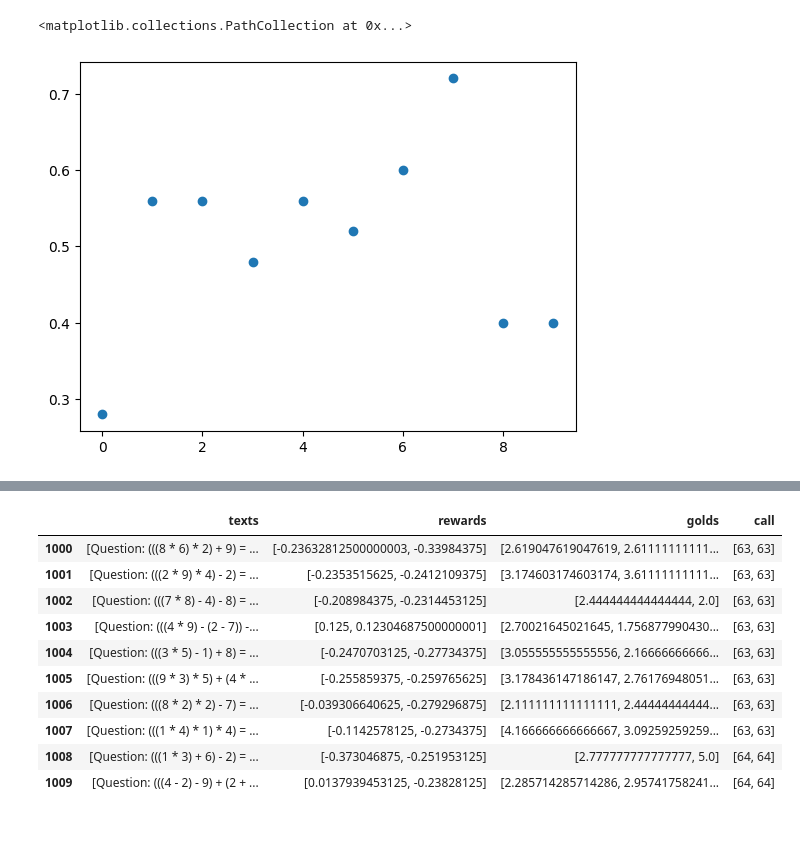
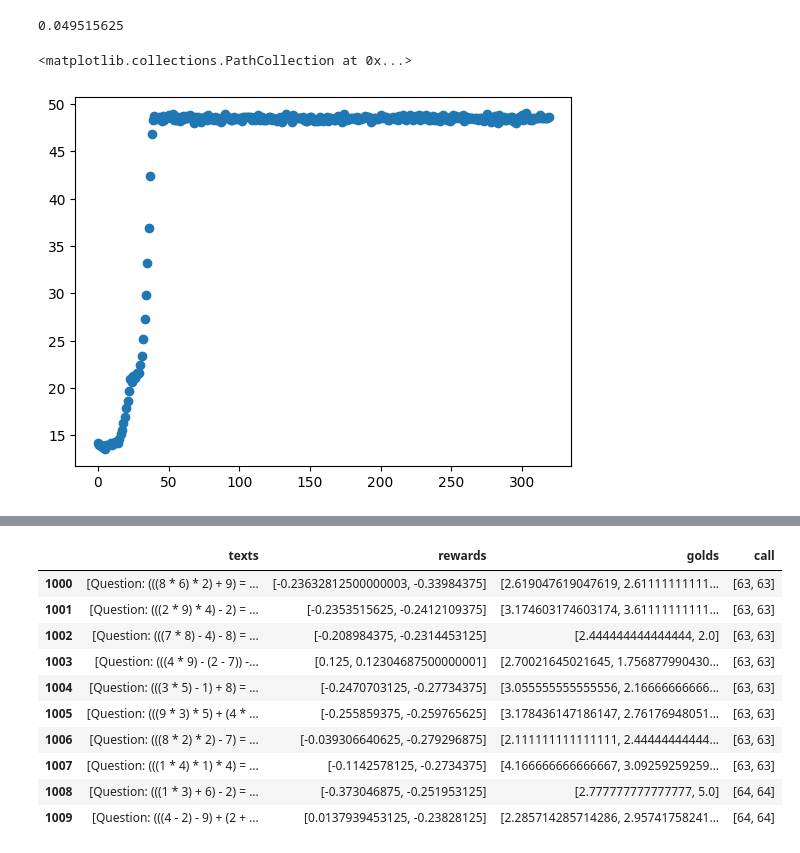
Before and after one commit to PrasannS/d2po, a Jupyter notebook: notebooks/trainlog_analysis.ipynb, the cells around one changed output, grey strips where cells are left out. Cells and saved outputs as stored; diff of their text form; code cells hidden in the pictures.

```diff
--- a/notebooks/trainlog_analysis.ipynb
+++ b/notebooks/trainlog_analysis.ipynb
@@ -49,22 +136,14 @@ print(rat/len(ngs))
 # %%
-tot, corr = 0, 0
-vals = []
-interv = 25
-for j in range(0, len(accs), interv):
-    vals.append(mean(accs[j:j+interv]))
-    # # check heuristic accuracy
-    # for i, row in tmp.iloc[j:j+interv].iterrows():
-    #     # if abs(row['rewards'][0]-row['rewards'][1])>row['thresh']:
-    #     if row['golds'][0]==row['golds'][1]:
-    #         continue
-    #     tot = tot+1
-    #     corr += 1 if ((row['rewards'][0]>row['rewards'][1])==(row['golds'][0]>row['golds'][1])) else 0
-    # vals.append(corr/tot)
+ngs, accs = makengs(tmp)
+# %% [output]
+0.049515625
-# %%
-plt.scatter(range(len(vals)), vals)
-# %% [output]
-<matplotlib.collections.PathCollection at 0x...>
-[figure, removed]
+# %%
+meanngs = list([mean(n) for n in ngs])
+# %%
+accscatter(meanngs)
+# %% [output]
+<matplotlib.collections.PathCollection at 0x...>
+[figure, added]
 # %%
 means = [mean(m) for m in ngs]
 # means = [mean(m) for m in tmp['rewards']]
```
Also changed, not shown: parts of 10 cells of this notebook, 3 other files.
